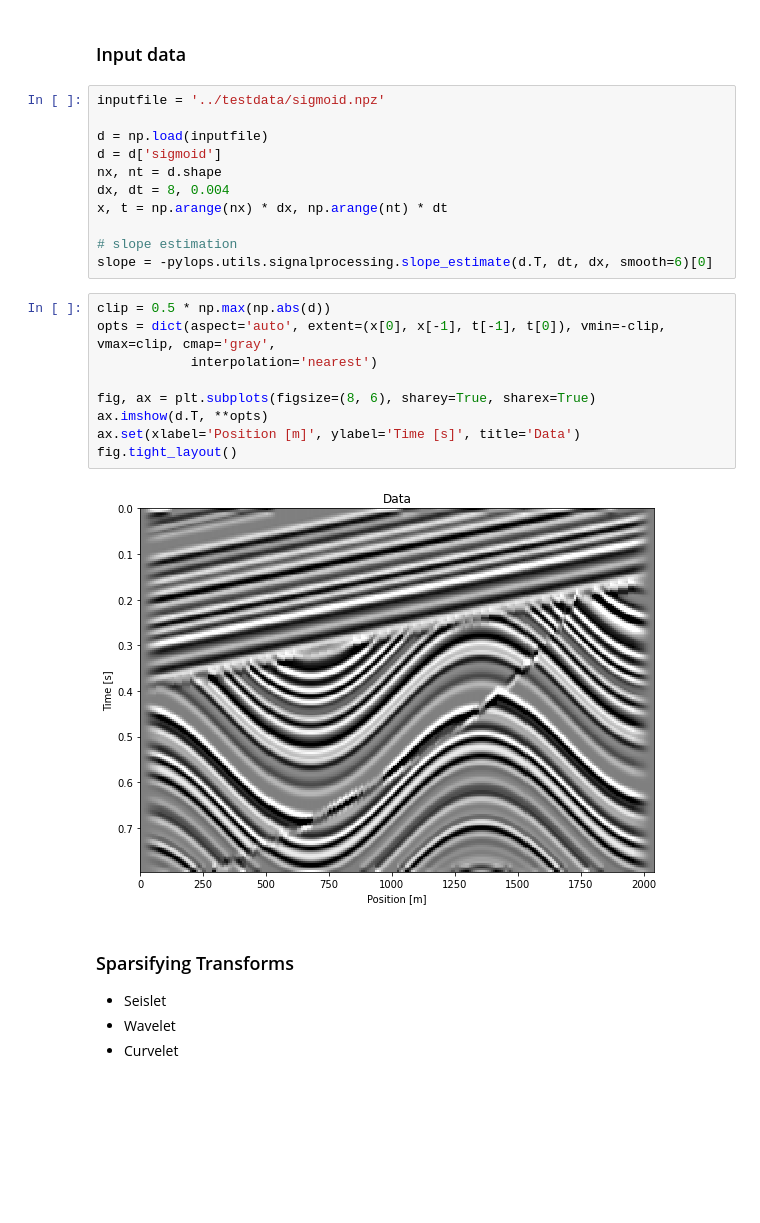
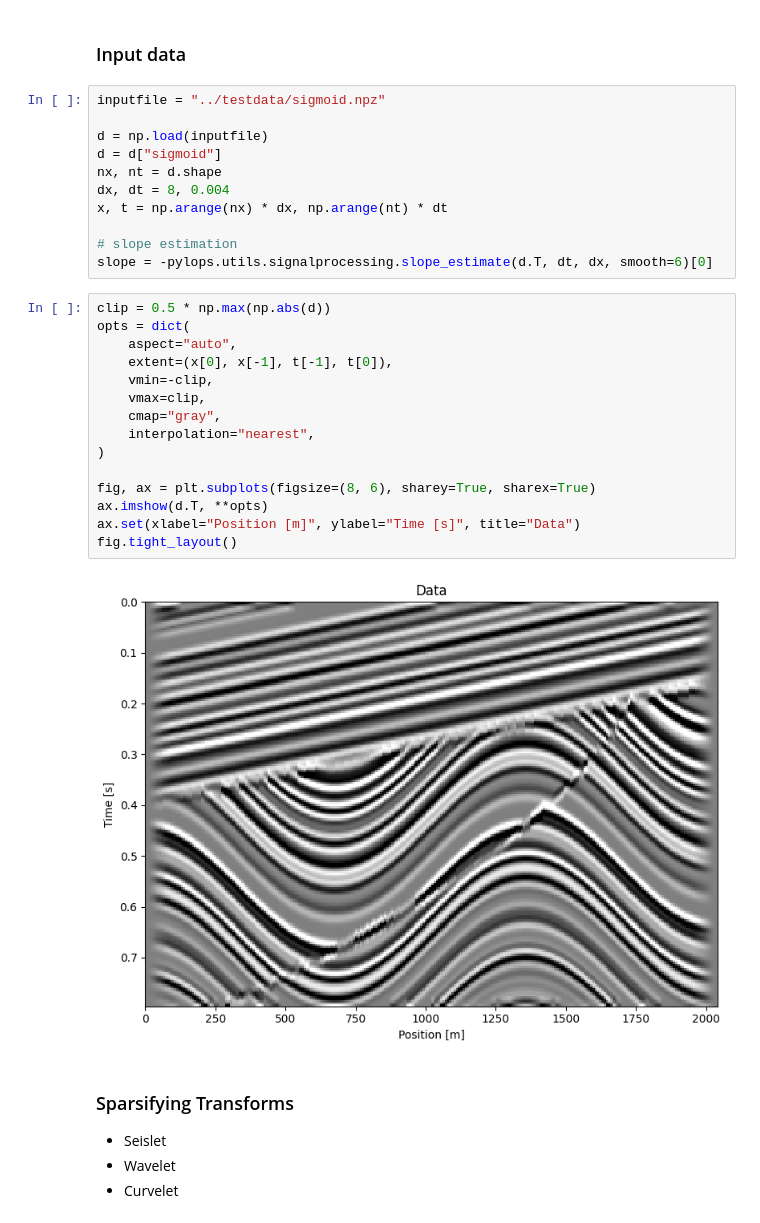
Before and after one commit to PyLops/curvelops, a Jupyter notebook: examples/Demo_Sigmoid.ipynb, the cells around one changed output. Drawn from its saved outputs; the diff is of its cells as text; blank space fills up the shorter version.

```diff
--- a/examples/Demo_Sigmoid.ipynb
+++ b/examples/Demo_Sigmoid.ipynb
@@ -17,10 +19,10 @@ except ImportError:
 # %% [markdown]
 ### Input data
 # %%
-inputfile = '../testdata/sigmoid.npz'
+inputfile = "../testdata/sigmoid.npz"
 
 d = np.load(inputfile)
-d = d['sigmoid']
+d = d["sigmoid"]
 nx, nt = d.shape
 dx, dt = 8, 0.004
 x, t = np.arange(nx) * dx, np.arange(nt) * dt
@@ -29,15 +31,21 @@ x, t = np.arange(nx) * dx, np.arange(nt) * dt
 slope = -pylops.utils.signalprocessing.slope_estimate(d.T, dt, dx, smooth=6)[0]
 # %%
 clip = 0.5 * np.max(np.abs(d))
-opts = dict(aspect='auto', extent=(x[0], x[-1], t[-1], t[0]), vmin=-clip, vmax=clip, cmap='gray',
-            interpolation='nearest')
+opts = dict(
+    aspect="auto",
+    extent=(x[0], x[-1], t[-1], t[0]),
+    vmin=-clip,
+    vmax=clip,
+    cmap="gray",
+    interpolation="nearest",
+)
 
 fig, ax = plt.subplots(figsize=(8, 6), sharey=True, sharex=True)
 ax.imshow(d.T, **opts)
-ax.set(xlabel='Position [m]', ylabel='Time [s]', title='Data')
+ax.set(xlabel="Position [m]", ylabel="Time [s]", title="Data")
 fig.tight_layout()
 # %% [output]
-[figure, old version]
+[figure, new version]
 # %% [markdown]
 ### Sparsifying Transforms
 * Seislet
```
Also changed, not shown: parts of 7 cells of this notebook, 6 other files.
